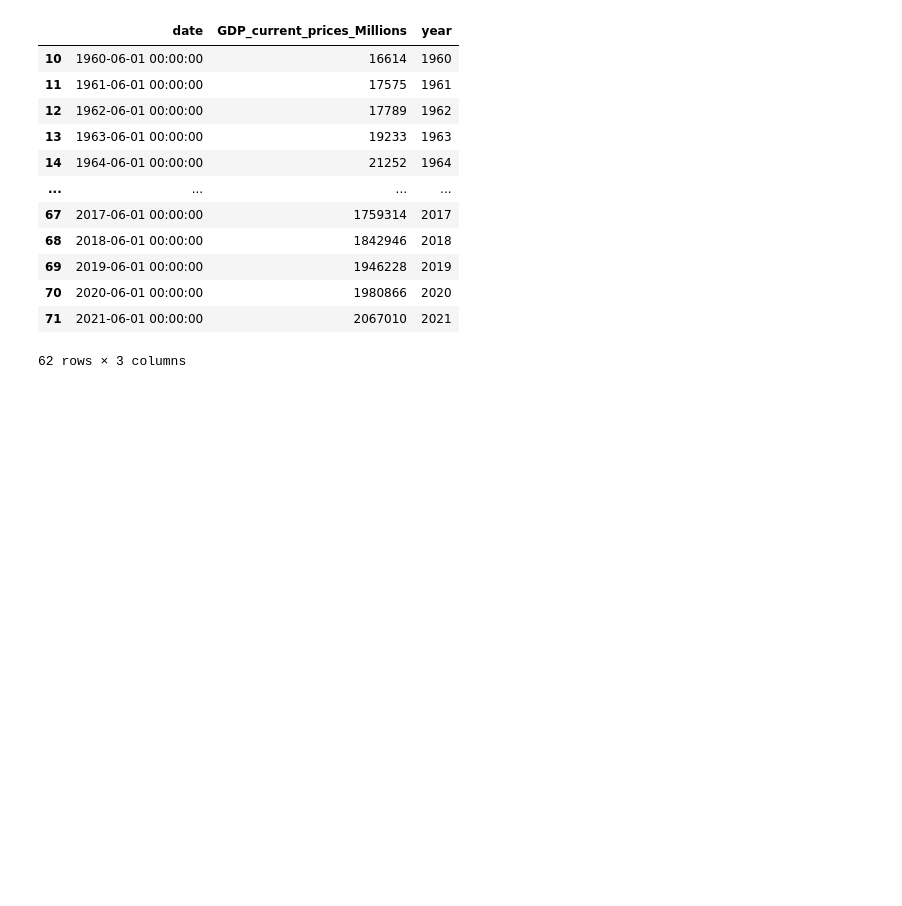
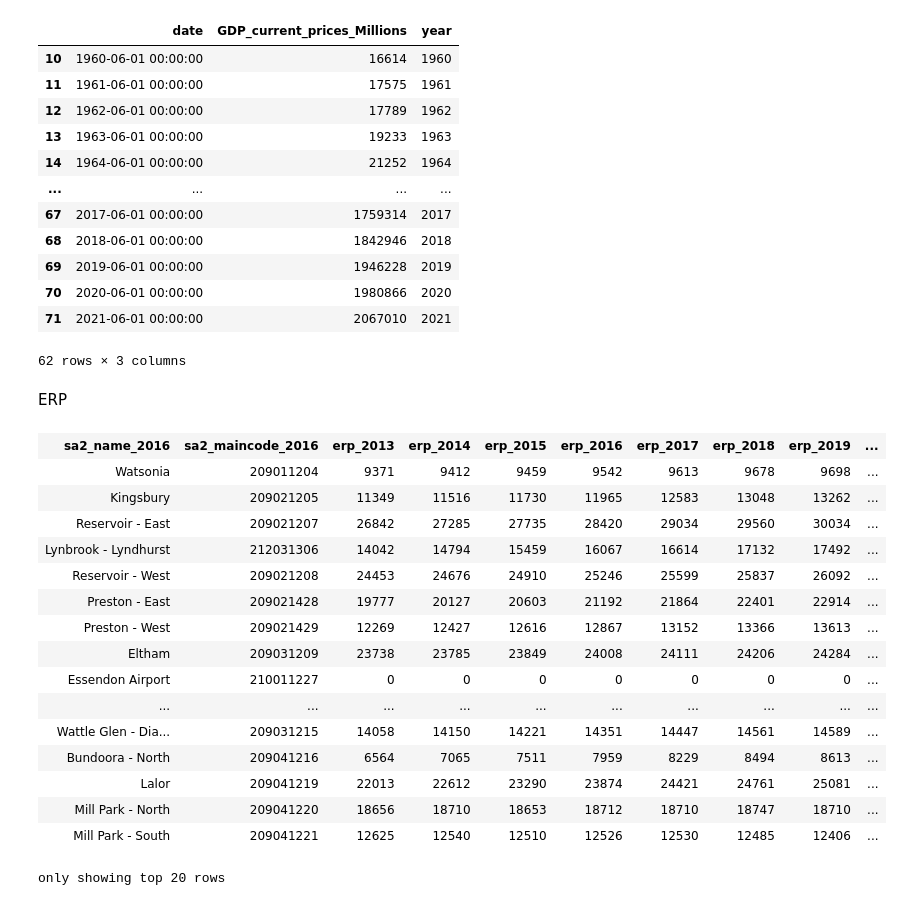
Before and after one commit to MAST30034-Applied-Data-Science/generic-real-estate-consulting-project-group-43, a Jupyter notebook: notebooks/External/external_preprocess.ipynb, the cells around one changed output. Drawn from its saved outputs; the diff is of its cells as text; code cells hidden in the pictures; blank space fills up the shorter version.

```diff
--- a/notebooks/External/external_preprocess.ipynb
+++ b/notebooks/External/external_preprocess.ipynb
@@ -512,3 +514,35 @@ gdp
 62 rows × 3 columns
 # %%
 gdp.drop(columns=['date']).to_csv('../../data/curated/gdp.csv')
+# %% [markdown]
+ERP
+# %%
+from pyspark.sql import SparkSession
+
+spark = (
+    SparkSession.builder.appName("MAST30034 project 2")
+    .config("spark.sql.repl.eagerEval.enabled", True)
+    .config("spark.sql.parquet.cacheMetadata", "true")
+    .getOrCreate()
+)
+
+erp = spark.read.csv('../../data/curated/erp_vic.csv', header= True)
+erp
+# %% [output]
+| sa2_name_2016 | sa2_maincode_2016 | erp_2013 | erp_2014 | erp_2015 | erp_2016 | erp_2017 | erp_2018 | erp_2019 | ... |
+| Watsonia | 209011204 | 9371 | 9412 | 9459 | 9542 | 9613 | 9678 | 9698 | ... |
+| Kingsbury | 209021205 | 11349 | 11516 | 11730 | 11965 | 12583 | 13048 | 13262 | ... |
+| Reservoir - East | 209021207 | 26842 | 27285 | 27735 | 28420 | 29034 | 29560 | 30034 | ... |
+| Lynbrook - Lyndhurst | 212031306 | 14042 | 14794 | 15459 | 16067 | 16614 | 17132 | 17492 | ... |
+| Reservoir - West | 209021208 | 24453 | 24676 | 24910 | 25246 | 25599 | 25837 | 26092 | ... |
+| Preston - East | 209021428 | 19777 | 20127 | 20603 | 21192 | 21864 | 22401 | 22914 | ... |
+| Preston - West | 209021429 | 12269 | 12427 | 12616 | 12867 | 13152 | 13366 | 13613 | ... |
+| Eltham | 209031209 | 23738 | 23785 | 23849 | 24008 | 24111 | 24206 | 24284 | ... |
+| Essendon Airport | 210011227 | 0 | 0 | 0 | 0 | 0 | 0 | 0 | ... |
+| ... | ... | ... | ... | ... | ... | ... | ... | ... | ... |
+| Wattle Glen - Dia... | 209031215 | 14058 | 14150 | 14221 | 14351 | 14447 | 14561 | 14589 | ... |
+| Bundoora - North | 209041216 | 6564 | 7065 | 7511 | 7959 | 8229 | 8494 | 8613 | ... |
+| Lalor | 209041219 | 22013 | 22612 | 23290 | 23874 | 24421 | 24761 | 25081 | ... |
+| Mill Park - North | 209041220 | 18656 | 18710 | 18653 | 18712 | 18710 | 18747 | 18710 | ... |
+| Mill Park - South | 209041221 | 12625 | 12540 | 12510 | 12526 | 12530 | 12485 | 12406 | ... |
+only showing top 20 rows
```
Also changed, not shown: parts of 4 cells of this notebook, 11 other files.
